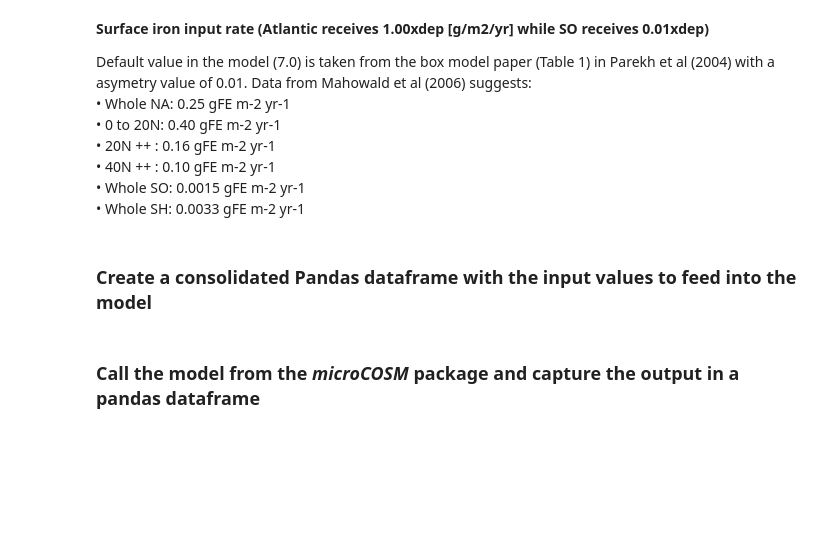
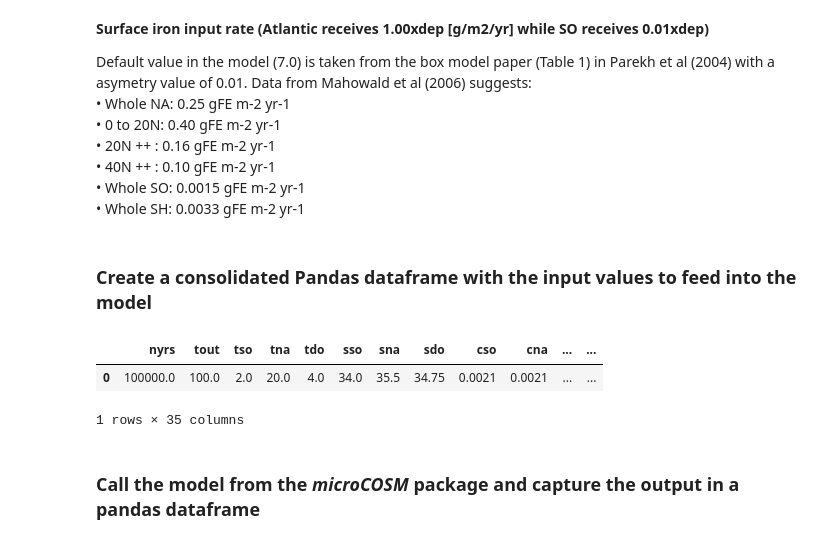
Before and after one commit to seamanticscience/microCOSM, a Jupyter notebook: run_microCOSM.ipynb, the cells around one changed output. Saved outputs shown, nothing was run; the diff lists cells and outputs as text; code cells hidden in the pictures; blank space fills up the shorter version.

```diff
--- a/run_microCOSM.ipynb
+++ b/run_microCOSM.ipynb
@@ -131,33 +171,38 @@ data=pd.DataFrame(data=np.concatenate((theta,
                                        ligand,
                                        atmpco2))[np.newaxis,:],index=[0],
                               columns=["tso","tna","tdo",
                                       "sso","sna","sdo",
                                       "cso","cna","cdo",
                                       "aso","ana","ado",
                                       "pso","pna","pdo",
                                       "nso","nna","ndo",
                                       "fso","fna","fdo",
                                       "lso","lna","ldo",
                                       "atmpco2"])
 
 parm=pd.DataFrame(data=np.array([[lig_gamma,
                                   lig_lambda,
                                   dustdep,
                                   ventdep,
                                   alpha_yr,
                                   dlambdadz,
                                   psi,
                                   1.0]]), index=[0],
                               columns=["gamma",
                                        "lambda",
                                        "sFetop",
                                        "sFebot",
                                        "alphabio",
                                        "dlambdadz",
                                        "psi",
                                        "niter"])
 
 model_input=pd.concat((time,data,parm),axis=1)
+model_input
+# %% [output]
+|  | nyrs | tout | tso | tna | tdo | sso | sna | sdo | cso | cna | ... | ... |
+| 0 | 100000.0 | 100.0 | 2.0 | 20.0 | 4.0 | 34.0 | 35.5 | 34.75 | 0.0021 | 0.0021 | ... | ... |
+1 rows × 35 columns
 # %% [markdown]
 ### Call the model from the _microCOSM_ package and capture the output in a pandas dataframe
 # %%
```
Also changed, not shown: parts of 7 cells of this notebook, 2 other files.
